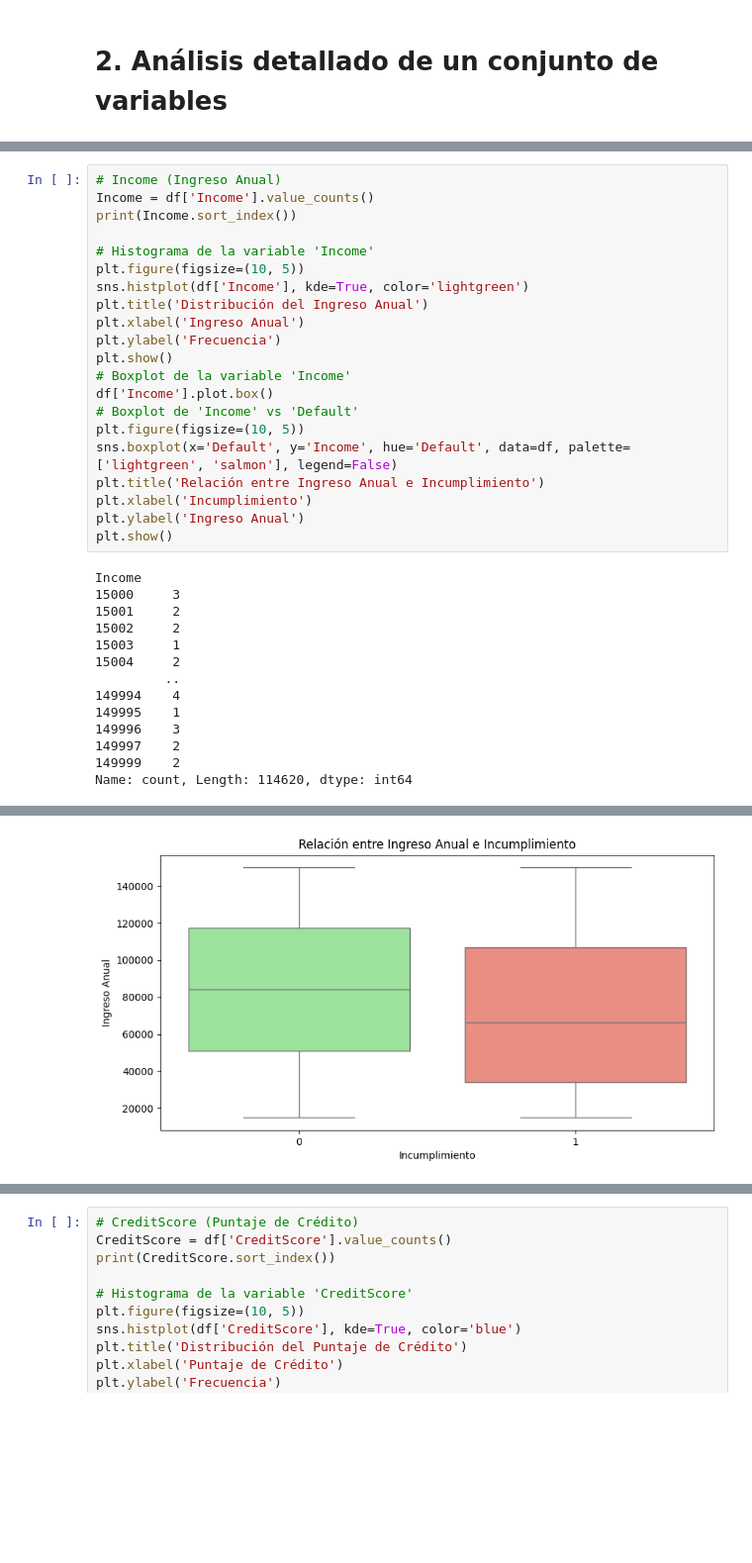
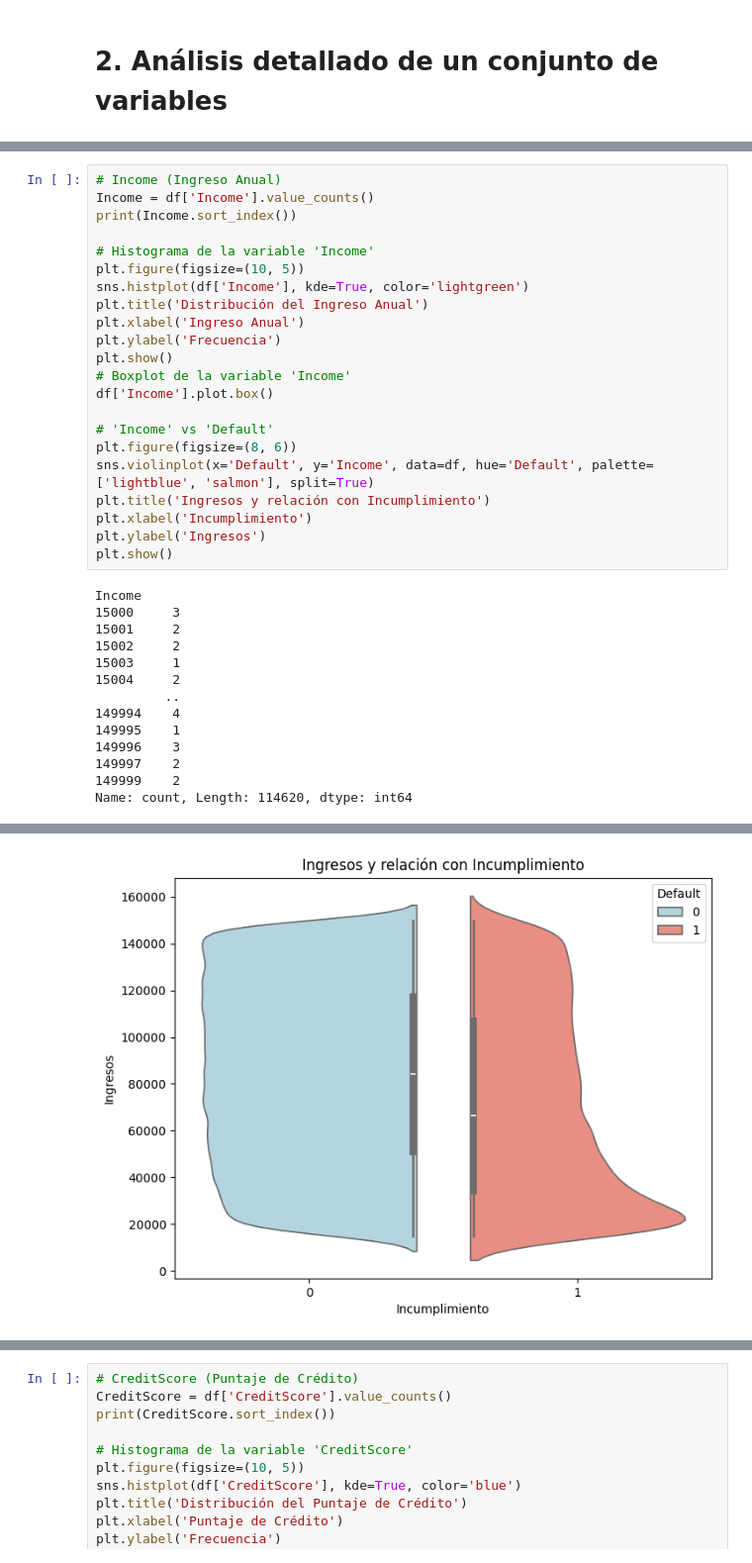
Before and after one commit to juancarignano/tp1_ML, a Jupyter notebook: tp1_ML.ipynb, the cells around one changed output, grey strips where cells are left out. Shown at 99% size. Saved outputs shown, nothing was run; the diff lists cells and outputs as text; blank space fills up the shorter version.

```diff
--- a/tp1_ML.ipynb
+++ b/tp1_ML.ipynb
@@ -135,36 +171,37 @@ Name: count, dtype: int64
 Income = df['Income'].value_counts()
 print(Income.sort_index())
 
 # Histograma de la variable 'Income'
 plt.figure(figsize=(10, 5))
 sns.histplot(df['Income'], kde=True, color='lightgreen')
 plt.title('Distribución del Ingreso Anual')
 plt.xlabel('Ingreso Anual')
 plt.ylabel('Frecuencia')
 plt.show()
 # Boxplot de la variable 'Income'
 df['Income'].plot.box()
-# Boxplot de 'Income' vs 'Default'
-plt.figure(figsize=(10, 5))
-sns.boxplot(x='Default', y='Income', hue='Default', data=df, palette=['lightgreen', 'salmon'], legend=False)
-plt.title('Relación entre Ingreso Anual e Incumplimiento')
+
+# 'Income' vs 'Default'
+plt.figure(figsize=(8, 6))
+sns.violinplot(x='Default', y='Income', data=df, hue='Default', palette=['lightblue', 'salmon'], split=True)
+plt.title('Ingresos y relación con Incumplimiento')
 plt.xlabel('Incumplimiento')
-plt.ylabel('Ingreso Anual')
+plt.ylabel('Ingresos')
 plt.show()
 # %% [output]
 Income
 15000     3
 15001     2
 15002     2
 15003     1
 15004     2
          ..
 149994    4
 149995    1
 149996    3
 149997    2
 149999    2
 Name: count, Length: 114620, dtype: int64
 [figure]
 [figure]
-[figure, old version]
+[figure, new version]
```
Also changed, not shown: parts of 43 cells of this notebook.
